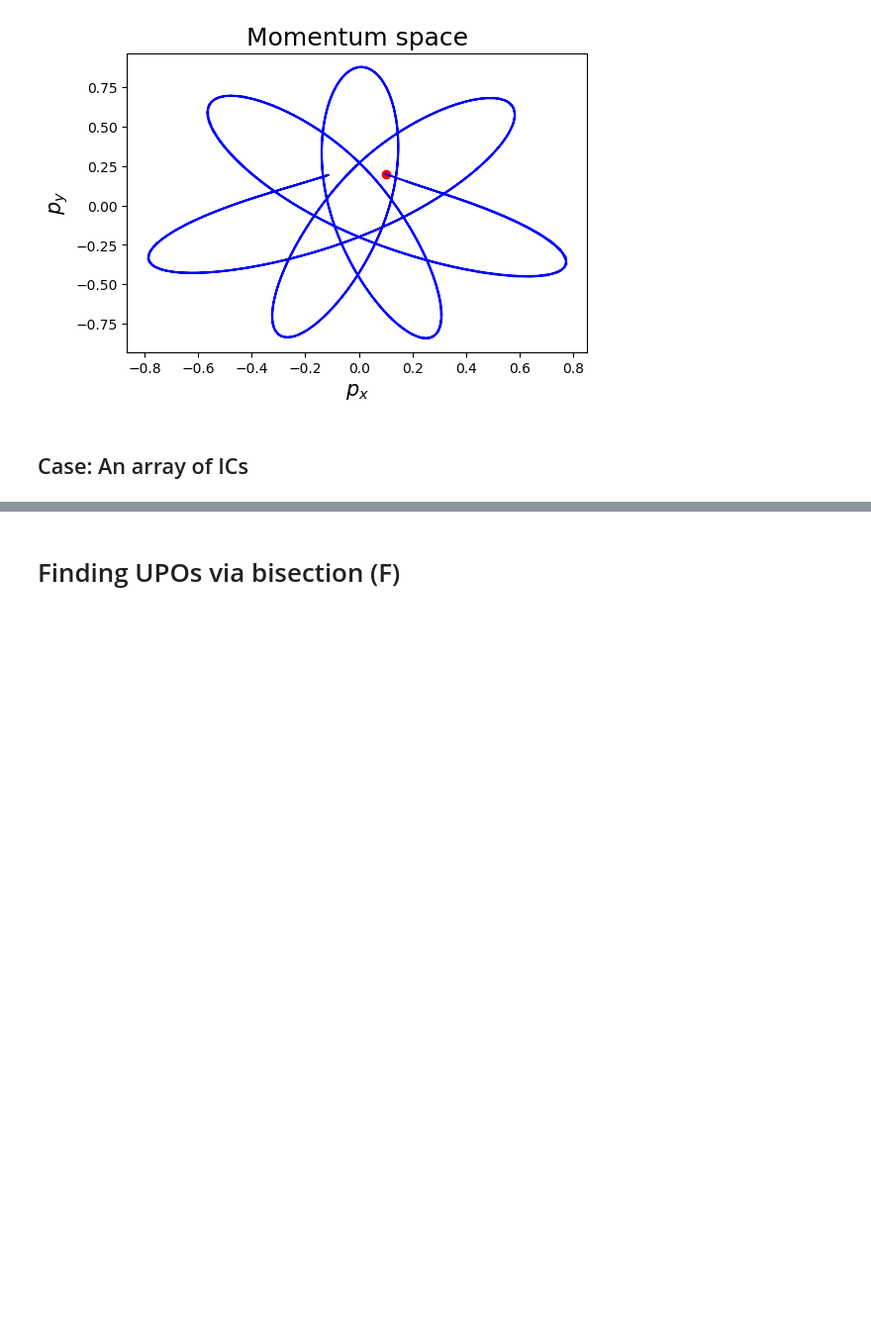
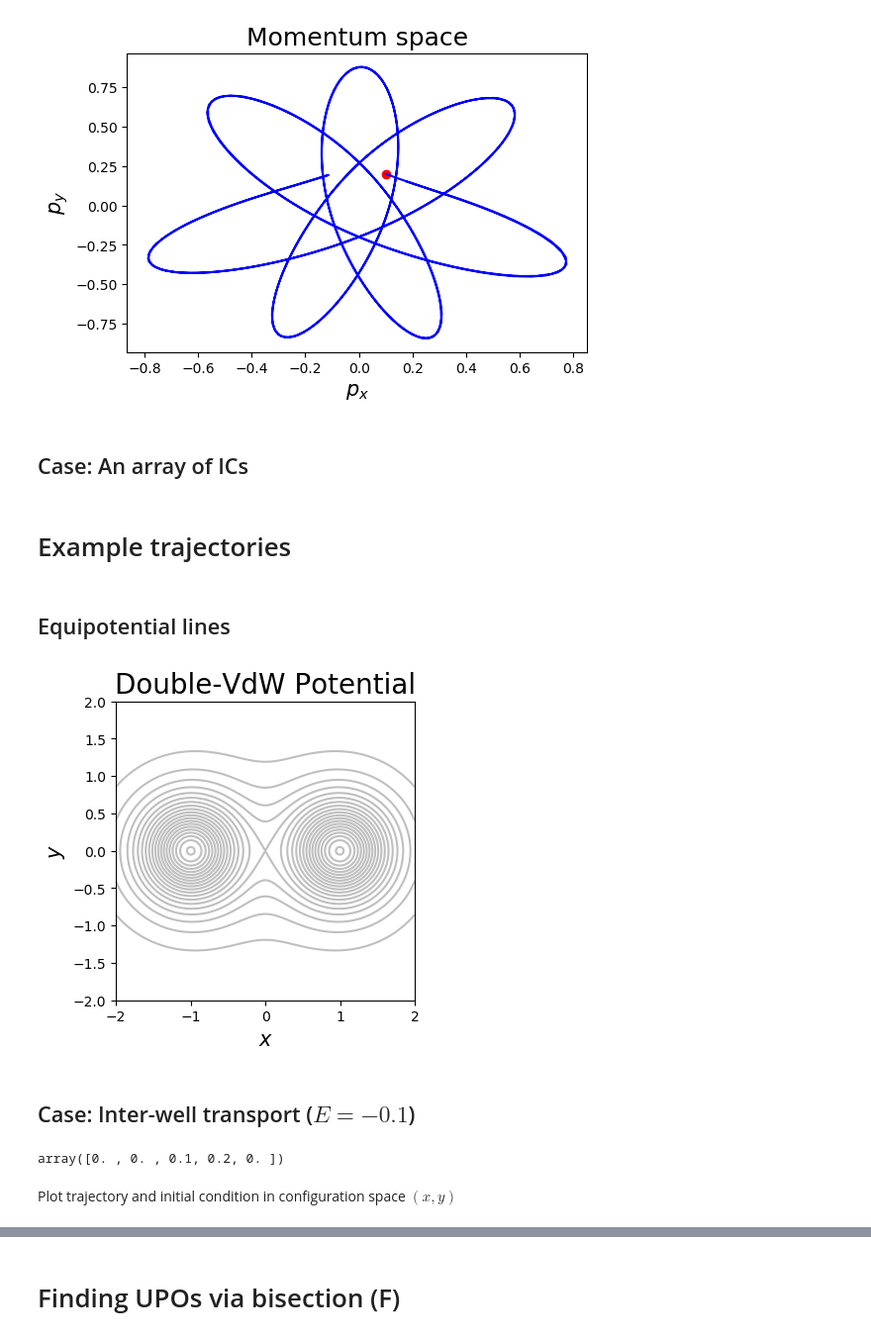
Before and after one commit to broncio123/cirque_project_champs, a Jupyter notebook: notebooks/scratch_notes.ipynb, the cells around one changed output, grey strips where cells are left out. Shown at 99% size. Drawn from its saved outputs; the diff is of its cells as text; code cells hidden in the pictures; blank space fills up the shorter version.

```diff
--- a/notebooks/scratch_notes.ipynb
+++ b/notebooks/scratch_notes.ipynb
@@ -709,3 +731,39 @@ plt.show()
 [figure]
 # %% [markdown]
 ## Case: An array of ICs
+# %% [markdown]
+# Example trajectories
+# %% [markdown]
+## Equipotential lines
+# %%
+import numpy as np
+
+Nx = 300
+Ny = 300
+x = np.linspace(-2,2, Nx)
+y = np.linspace(-2,2, Nx)
+X, Y = np.meshgrid(x,y)
+points = np.transpose([X.flatten(), Y.flatten()])
+# %%
+potential_values = cirque_potential(points)
+V = potential_values.reshape((Nx,Ny))
+# %%
+# Plot vector field
+fig,ax = plt.subplots(1,1,dpi=100)
+
+ax.set_title('Double-VdW Potential', fontsize=20)
+ax.set_xlabel('$x$', fontsize=15)
+ax.set_ylabel('$y$', fontsize=15)
+# c = ax.contour(X,Y,V,40,cmap='jet')
+c = ax.contour(X,Y,-V,20,colors='black',alpha=0.25)
+
+ax.set_xlim(-2, 2)
+ax.set_ylim(-2, 2)
+# plt.colorbar(c)
+ax.set_aspect('equal')
+
+plt.show()
+# %% [output]
+[figure, added]
+# %% [markdown]
+## Case: Inter-well transport ($E=-0.1$)
@@ -711,0 +785,6 @@ plt.show()
+# %%
+IC = np.transpose([x0, y0, px_0, py_0, 0])
+IC = IC.flatten()
+IC
+# %% [output]
+array([0. , 0. , 0.1, 0.2, 0. ])
@@ -711,0 +807,2 @@ plt.show()
+# %% [markdown]
+Plot trajectory and initial condition in configuration space $(x, y)$
```
Also changed, not shown: parts of 33 cells of this notebook.
